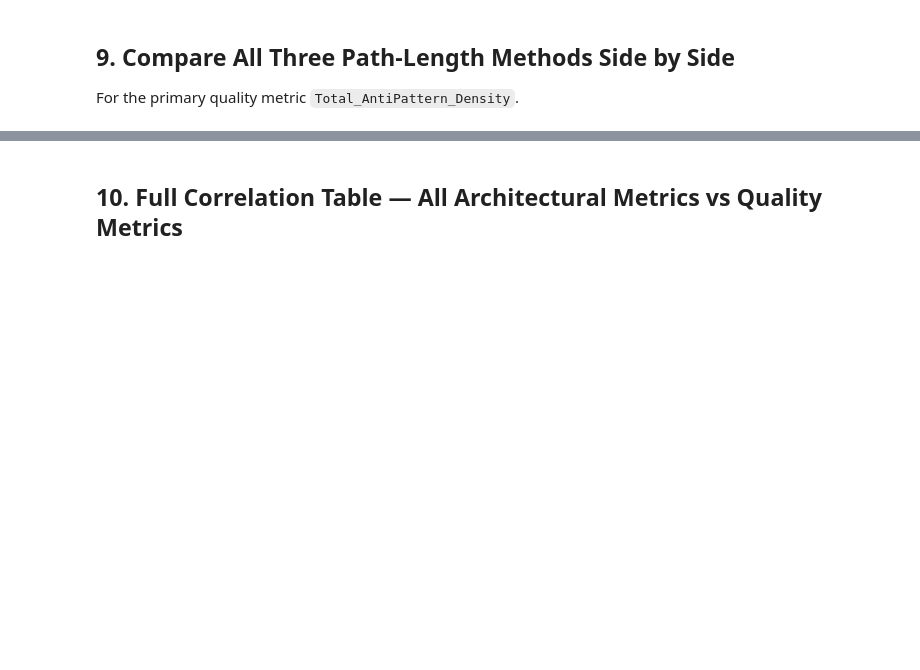
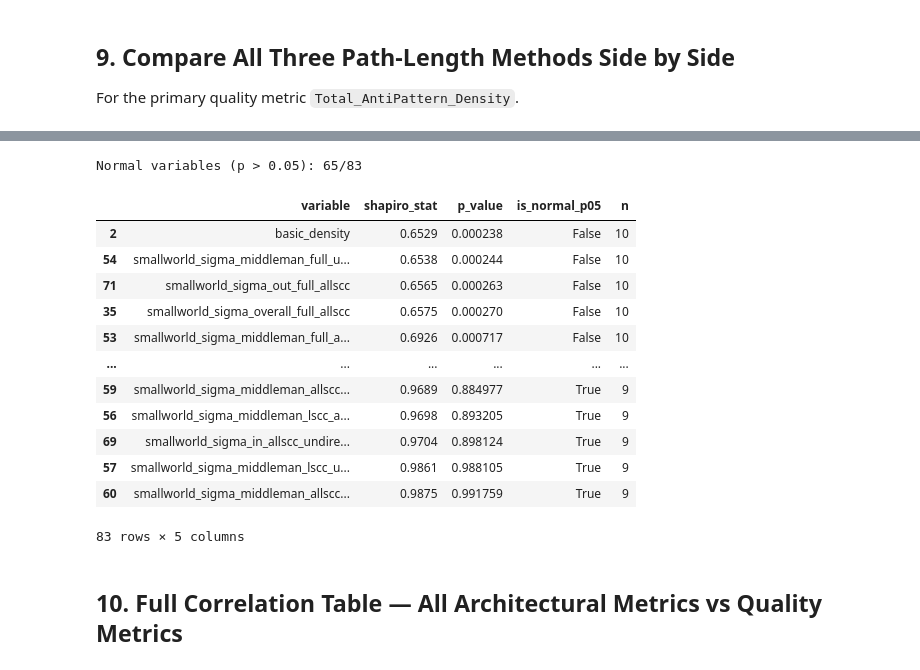
Before and after one commit to MauroZorzin/small-world-property, a Jupyter notebook: analyse.ipynb, the cells around one changed output, grey strips where cells are left out. Cells and saved outputs as stored; diff of their text form; code cells hidden in the pictures; blank space fills up the shorter version.

```diff
--- a/analyse.ipynb
+++ b/analyse.ipynb
@@ -408,2 +492,61 @@ plt.show()
+# %%
+from scipy.stats import shapiro
+ARCH_NUMERIC = get_arch_numeric(df_final)
+normality_rows = []
+
+for col in ARCH_NUMERIC + QUALITY_COLS:
+
+    if col not in df_final.columns:
+        continue
+
+    values = df_final[col].dropna()
+
+    # Shapiro requires at least 3 observations
+    if len(values) < 3:
+        continue
+
+    # IMPORTANT: Shapiro is sensitive for large samples (>5000)
+    sample = values
+    if len(values) > 5000:
+        sample = values.sample(5000, random_state=42)
+
+    try:
+        stat, p = shapiro(sample)
+    except Exception:
+        continue
+
+    normality_rows.append({
+        'variable': col,
+        'shapiro_stat': round(stat, 4),
+        'p_value': round(p, 6),
+        'is_normal_p05': p > 0.05,
+        'n': len(values)
+    })
+
+df_normality = pd.DataFrame(normality_rows)
+
+df_normality.to_csv('normality_results.csv', index=False)
+
+# Summary
+normal_count = df_normality['is_normal_p05'].sum()
+total_count = len(df_normality)
+
+print(f"Normal variables (p > 0.05): {normal_count}/{total_count}")
+display(df_normality.sort_values('p_value'))
+# %% [output]
+Normal variables (p > 0.05): 65/83
+|  | variable | shapiro_stat | p_value | is_normal_p05 | n |
+| 2 | basic_density | 0.6529 | 0.000238 | False | 10 |
+| 54 | smallworld_sigma_middleman_full_u... | 0.6538 | 0.000244 | False | 10 |
+| 71 | smallworld_sigma_out_full_allscc | 0.6565 | 0.000263 | False | 10 |
+| 35 | smallworld_sigma_overall_full_allscc | 0.6575 | 0.000270 | False | 10 |
+| 53 | smallworld_sigma_middleman_full_a... | 0.6926 | 0.000717 | False | 10 |
+| ... | ... | ... | ... | ... | ... |
+| 59 | smallworld_sigma_middleman_allscc... | 0.9689 | 0.884977 | True | 9 |
+| 56 | smallworld_sigma_middleman_lscc_a... | 0.9698 | 0.893205 | True | 9 |
+| 69 | smallworld_sigma_in_allscc_undire... | 0.9704 | 0.898124 | True | 9 |
+| 57 | smallworld_sigma_middleman_lscc_u... | 0.9861 | 0.988105 | True | 9 |
+| 60 | smallworld_sigma_middleman_allscc... | 0.9875 | 0.991759 | True | 9 |
+83 rows × 5 columns
 # %% [markdown]
 ## 10. Full Correlation Table — All Architectural Metrics vs Quality Metrics
```
Also changed, not shown: parts of 14 cells of this notebook, 5 other files.
